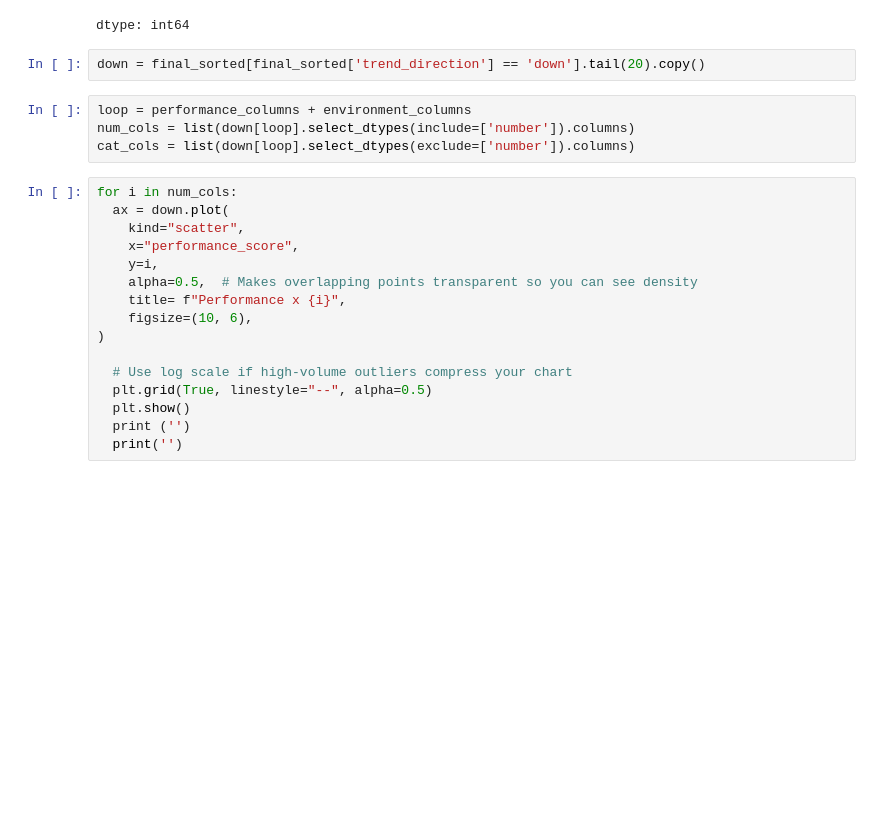
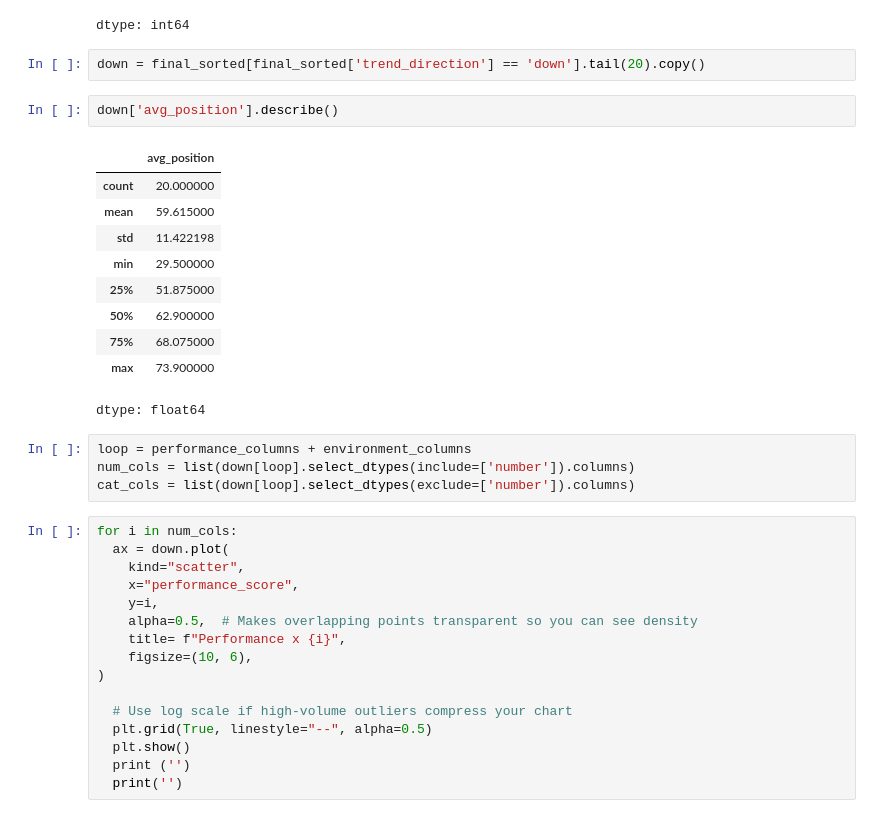
Before and after one commit to Maryam-Shile/flyrank_ml_internship, a Jupyter notebook: work/notebooks/w04_baseline_score.ipynb, the cells around one changed output. Saved outputs shown, nothing was run; the diff lists cells and outputs as text; blank space fills up the shorter version.

```diff
--- a/work/notebooks/w04_baseline_score.ipynb
+++ b/work/notebooks/w04_baseline_score.ipynb
@@ -206,6 +206,19 @@ bottom['trend_direction'].value_counts()
 dtype: int64
 # %%
 down = final_sorted[final_sorted['trend_direction'] == 'down'].tail(20).copy()
+# %%
+down['avg_position'].describe()
+# %% [output]
+|  | avg_position |
+| count | 20.000000 |
+| mean | 59.615000 |
+| std | 11.422198 |
+| min | 29.500000 |
+| 25% | 51.875000 |
+| 50% | 62.900000 |
+| 75% | 68.075000 |
+| max | 73.900000 |
+dtype: float64
 # %%
 loop = performance_columns + environment_columns
 num_cols = list(down[loop].select_dtypes(include=['number']).columns)
```
Also changed, not shown: parts of 1 cell of this notebook.
